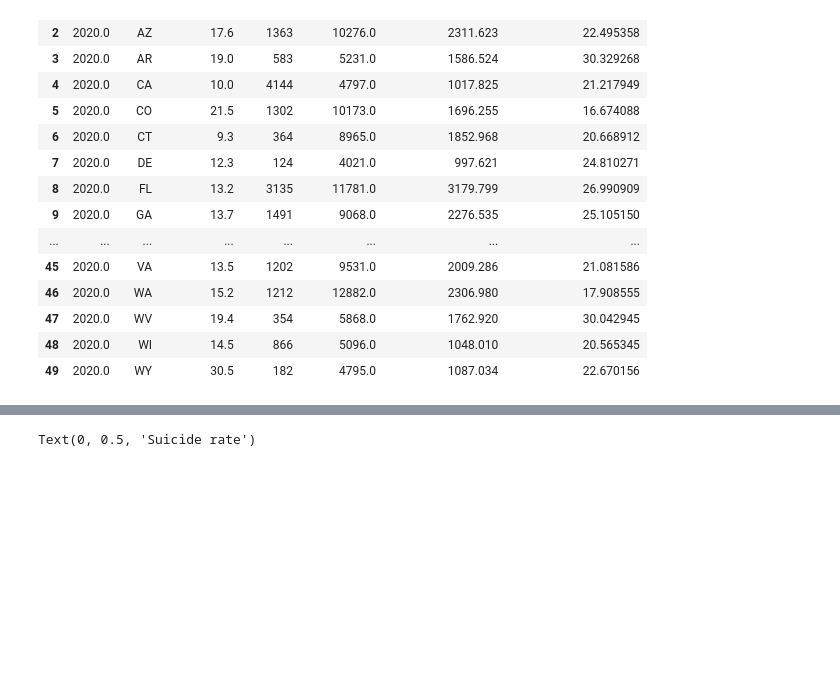
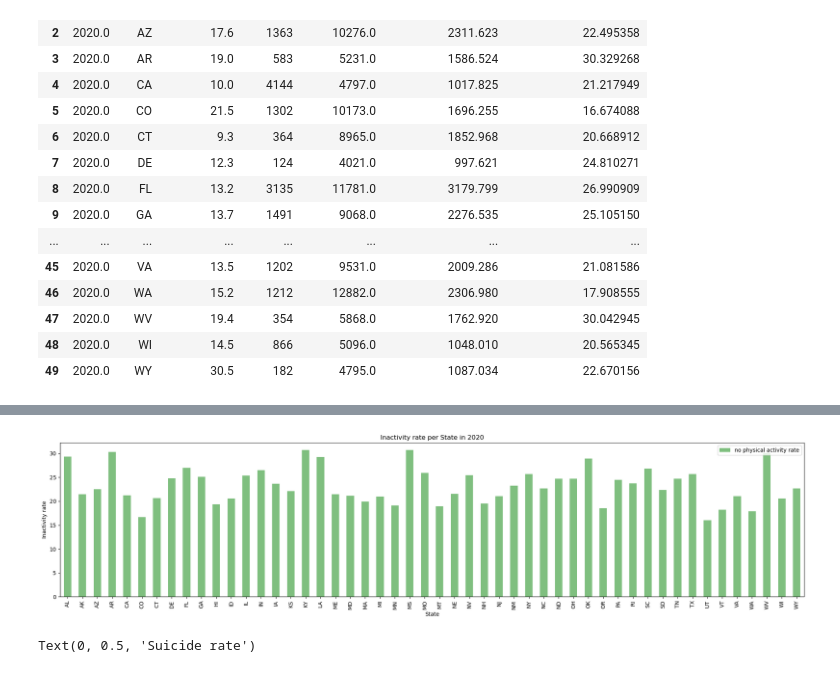
Before and after one commit to soobin83/Project1-Group2, a Jupyter notebook: project/Suicide/Suicide.ipynb, the cells around one changed output, grey strips where cells are left out. Drawn from its saved outputs; the diff is of its cells as text; code cells hidden in the pictures; blank space fills up the shorter version.

Commit message:
added inactivity graph

```diff
--- a/project/Suicide/Suicide.ipynb
+++ b/project/Suicide/Suicide.ipynb
@@ -247,3 +247,6 @@ merged_suicide_activity_2020_df
 | 47 | 2020.0 | WV | 19.4 | 354 | 5868.0 | 1762.920 | 30.042945 |
 | 48 | 2020.0 | WI | 14.5 | 866 | 5096.0 | 1048.010 | 20.565345 |
 | 49 | 2020.0 | WY | 30.5 | 182 | 4795.0 | 1087.034 | 22.670156 |
+# %%
+merged_suicide_activity_2020_df = merged_suicide_activity_2020_df[["State","no physical activity rate"]].set_index("State")
+merged_suicide_activity_2020_df
@@ -250,3 +272,15 @@ merged_suicide_activity_2020_df
+# %%
+# Use DataFrame.plot() in order to create a bar chart of the data
+merged_suicide_activity_2020_df.plot(kind="bar", figsize=(20,5), color="green", alpha=0.5)
+
+# Set a title for the chart
+plt.title("Inactivity rate per State in 2020")
+plt.ylabel("Inactivity rate")
+plt.tight_layout()
+plt.savefig("../../images/Inactivity2020.png")
+plt.show()
+# %% [output]
+[figure, added]
 # %%
 # Generate a scatter plot
 suicide_rate = merged_suicide_activity_2020_df["Suicide Rate"]
```
Also changed, not shown: parts of 1 cell of this notebook, 2 other files.
